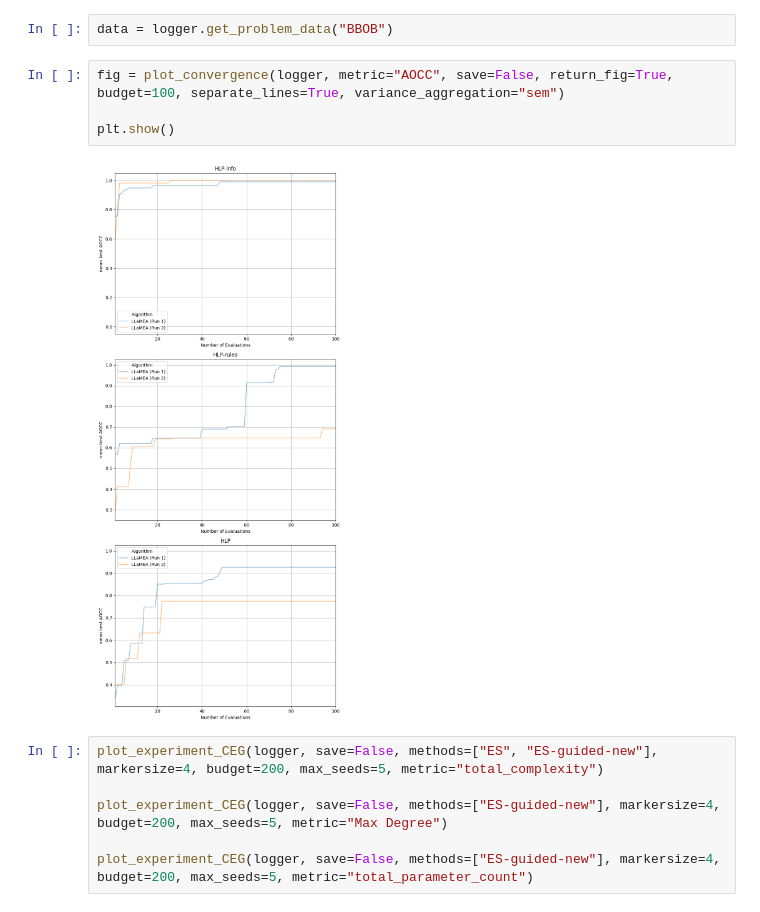
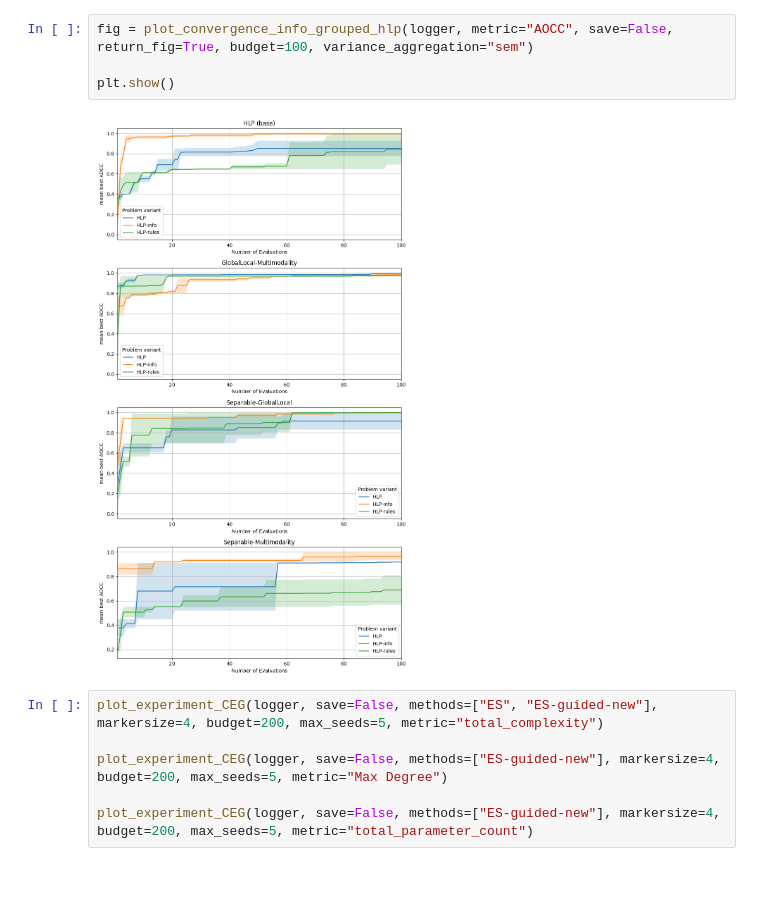
Before and after one commit to XAI-liacs/BLADE, a Jupyter notebook: examples/visualize_rule_driven.ipynb, the cells around one changed output. Drawn from its saved outputs; the diff is of its cells as text; blank space fills up the shorter version.

```diff
--- a/examples/visualize_rule_driven.ipynb
+++ b/examples/visualize_rule_driven.ipynb
@@ -35,11 +141,9 @@ print(problems)
-# %%
-data = logger.get_problem_data("BBOB")
 # %%
-fig = plot_convergence(logger, metric="AOCC", save=False, return_fig=True, budget=100, separate_lines=True, variance_aggregation="sem")
+fig = plot_convergence_info_grouped_hlp(logger, metric="AOCC", save=False, return_fig=True, budget=100, variance_aggregation="sem")
 
 plt.show()
 # %% [output]
-[figure, old version]
+[figure, new version]
 # %%
 plot_experiment_CEG(logger, save=False, methods=["ES", "ES-guided-new"], markersize=4, budget=200, max_seeds=5, metric="total_complexity")
 
```
Also changed, not shown: parts of 4 cells of this notebook, 1 other file.
